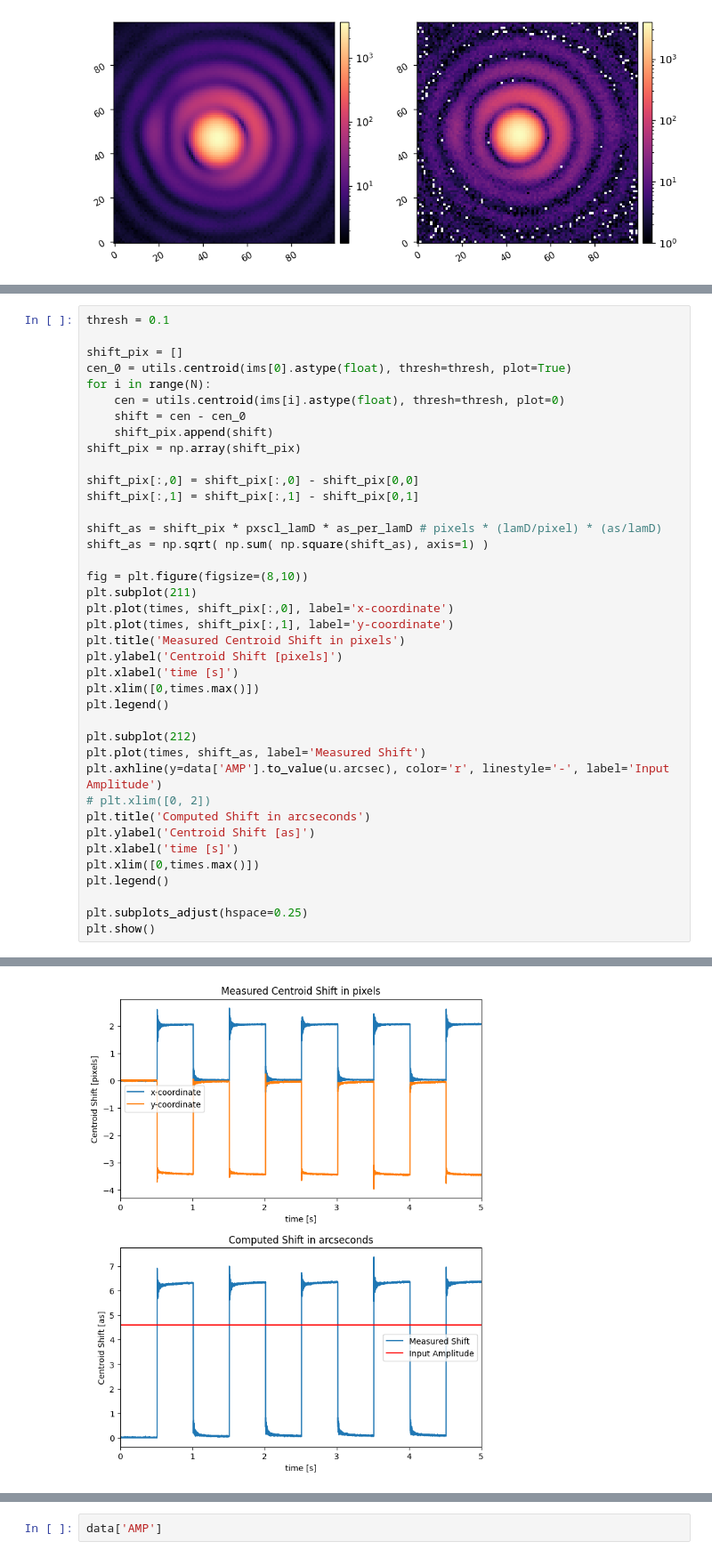
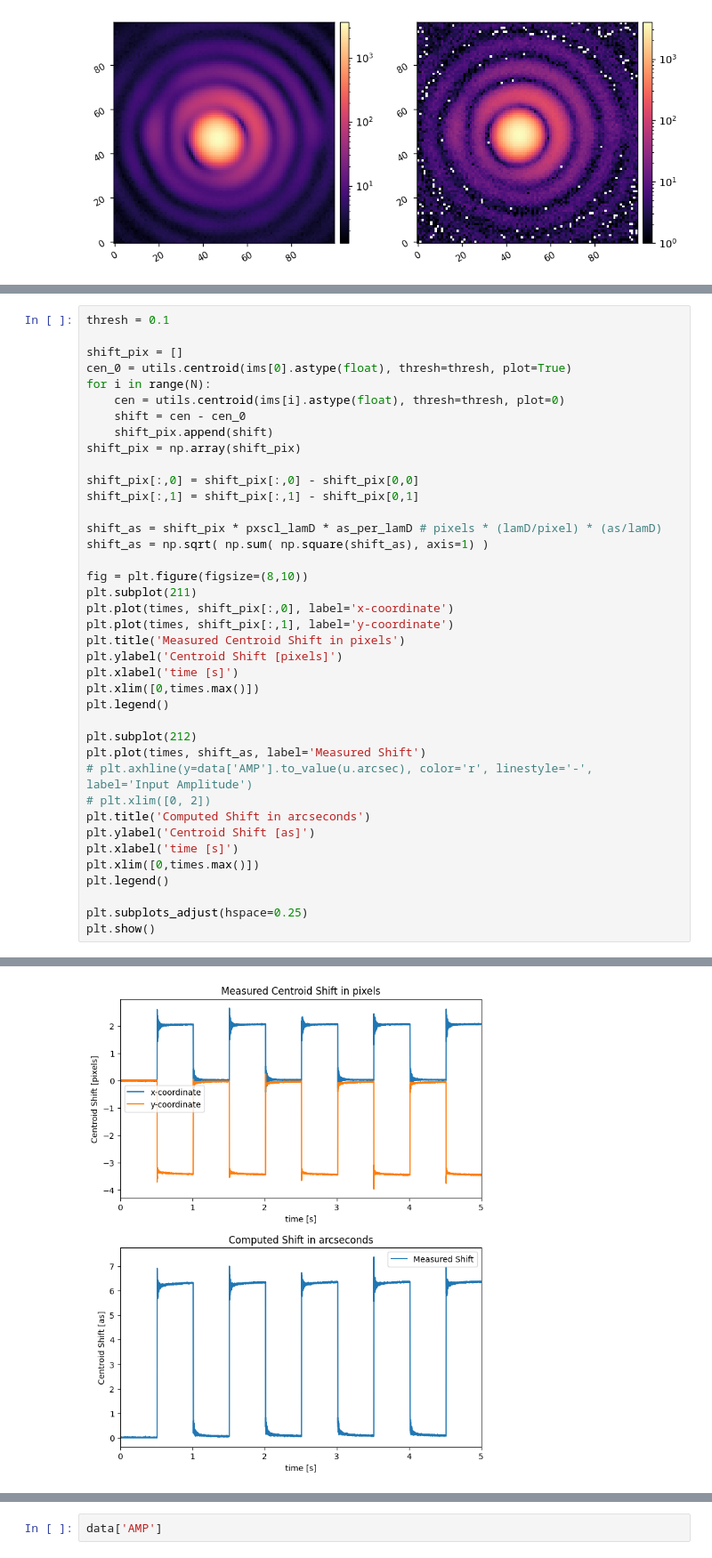
Before and after one commit to nick-lambert/fsm-exps, a Jupyter notebook: record_step_modulation.ipynb, the cells around one changed output, grey strips where cells are left out. Shown at 89% size. Saved outputs shown, nothing was run; the diff lists cells and outputs as text.

```diff
--- a/record_step_modulation.ipynb
+++ b/record_step_modulation.ipynb
@@ -208,32 +200,32 @@ shift_pix = np.array(shift_pix)
 
 shift_pix[:,0] = shift_pix[:,0] - shift_pix[0,0]
 shift_pix[:,1] = shift_pix[:,1] - shift_pix[0,1]
 
 shift_as = shift_pix * pxscl_lamD * as_per_lamD # pixels * (lamD/pixel) * (as/lamD)
 shift_as = np.sqrt( np.sum( np.square(shift_as), axis=1) )
 
 fig = plt.figure(figsize=(8,10))
 plt.subplot(211)
 plt.plot(times, shift_pix[:,0], label='x-coordinate')
 plt.plot(times, shift_pix[:,1], label='y-coordinate')
 plt.title('Measured Centroid Shift in pixels')
 plt.ylabel('Centroid Shift [pixels]')
 plt.xlabel('time [s]')
 plt.xlim([0,times.max()])
 plt.legend()
 
 plt.subplot(212)
 plt.plot(times, shift_as, label='Measured Shift')
-plt.axhline(y=data['AMP'].to_value(u.arcsec), color='r', linestyle='-', label='Input Amplitude')
+# plt.axhline(y=data['AMP'].to_value(u.arcsec), color='r', linestyle='-', label='Input Amplitude')
 # plt.xlim([0, 2])
 plt.title('Computed Shift in arcseconds')
 plt.ylabel('Centroid Shift [as]')
 plt.xlabel('time [s]')
 plt.xlim([0,times.max()])
 plt.legend()
 
 plt.subplots_adjust(hspace=0.25)
 plt.show()
 # %% [output]
 [figure]
-[figure, old version]
+[figure, new version]
```
Also changed, not shown: parts of 4 cells of this notebook, 1 other file.
